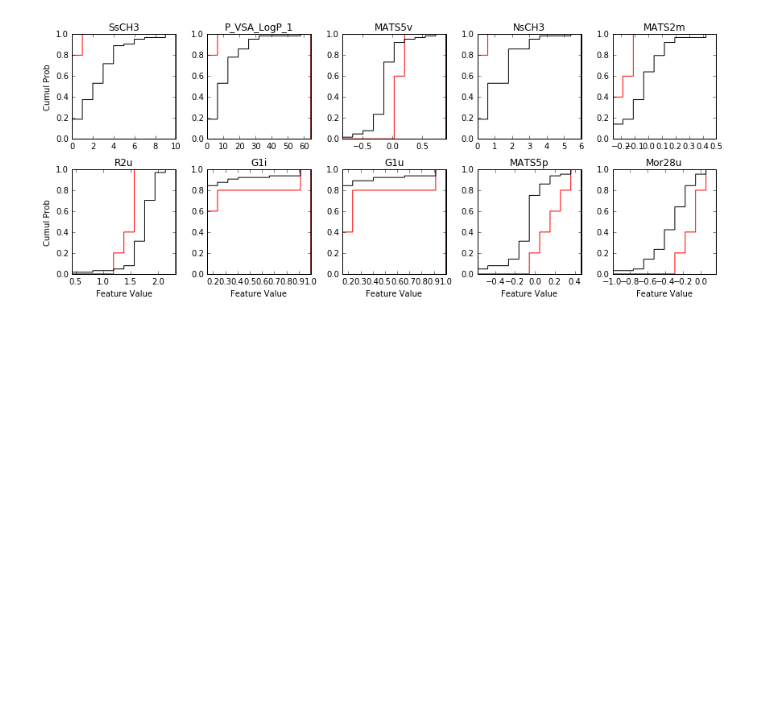
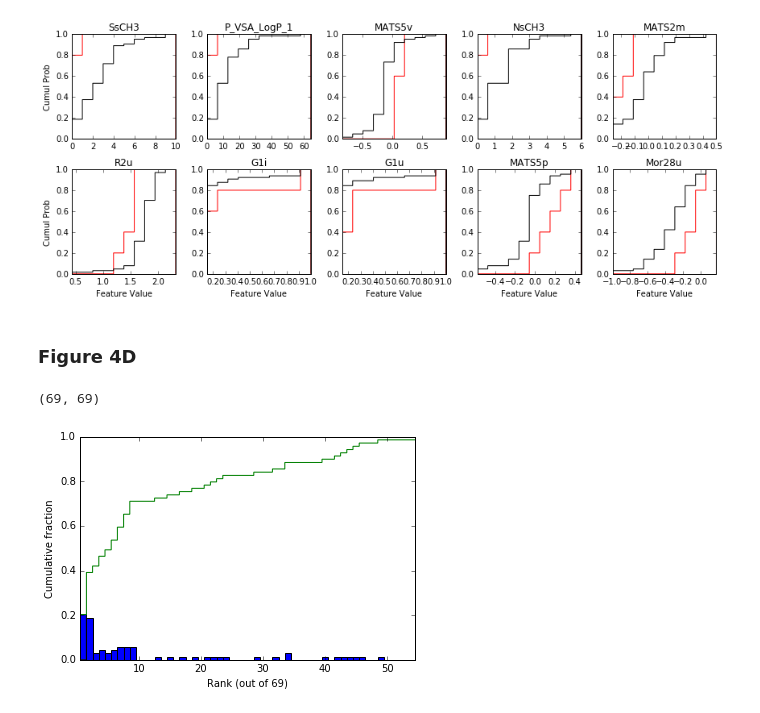
Before and after one commit to dream-olfaction/olfaction-prediction, a Jupyter notebook: opc_python/gerkin/paper.ipynb, the cells around one changed output. Cells and saved outputs as stored; diff of their text form; code cells hidden in the pictures; blank space fills up the shorter version.

Commit message:
Added idea for preduction quality figure

```diff
--- a/opc_python/gerkin/paper.ipynb
+++ b/opc_python/gerkin/paper.ipynb
@@ -189,3 +189,25 @@ Rest 64 for Mor28u:
  -0.083 -0.075 -0.064 -0.064 -0.058 -0.054 -0.043 -0.033 -0.023  0.016
   0.056  0.081  0.127  0.173]
 [figure]
+# %% [markdown]
+### Figure 4D
+# %%
+corrs = pandas.read_table('../../data/Corr.txt',header=None)
+corrs = corrs.as_matrix()
+corrs.shape
+# %% [output]
+(69, 69)
+# %%
+corrs_rank = corrs.copy()
+for i in range(69):
+    sorted_corrs = sorted(corrs[:,i],reverse=True)
+    for j in range(69):
+        corrs_rank[j,i] = 1+sorted_corrs.index(corrs[j,i])
+# %%
+plt.hist(corrs_rank.diagonal(),normed=True,bins=np.arange(0.5,69.5,1));
+cumul = plt.hist(corrs_rank.diagonal(),cumulative=True,normed=True,bins=np.arange(0.5,69.5,1),histtype='step')[0];
+plt.xlabel('Rank (out of 69)')
+plt.ylabel('Cumulative fraction')
+plt.xlim(0.5,54.5);
+# %% [output]
+[figure, added]
```
Also changed, not shown: parts of 1 cell of this notebook.
